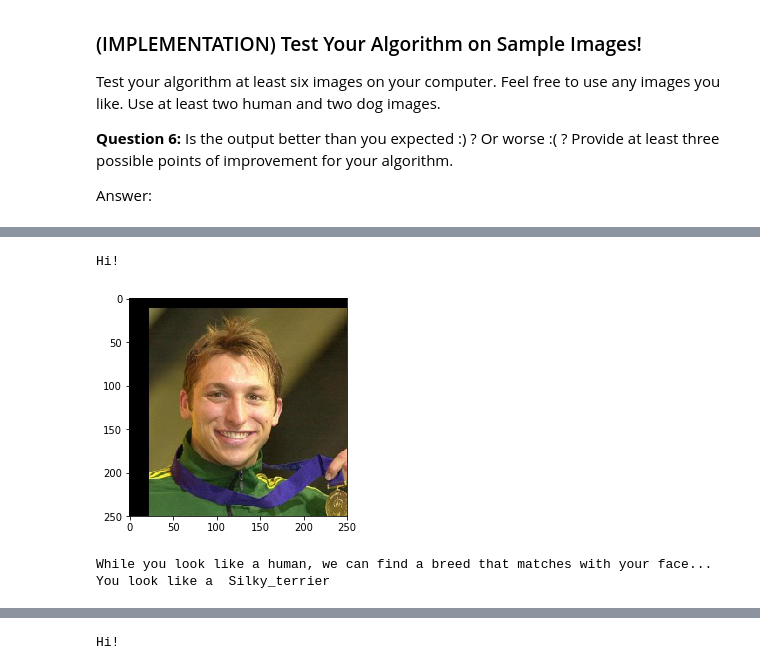
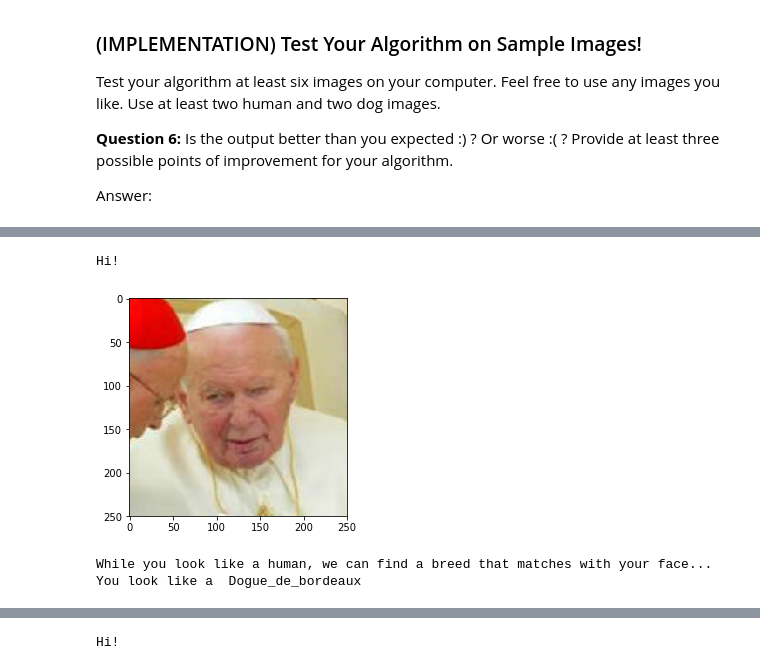
Before and after one commit to rahul-c1/dog-project, a Jupyter notebook: dog_app.ipynb, the cells around one changed output, grey strips where cells are left out. Cells and saved outputs as stored; diff of their text form; code cells hidden in the pictures.

```diff
--- a/dog_app.ipynb
+++ b/dog_app.ipynb
@@ -802,7 +803,7 @@ We can find a breed that matches with that cute face..
 # %%
-what_is_the_breed(human_files[19])
+what_is_the_breed(human_files[100])
 # %% [output]
 Hi!
-[figure, old version]
+[figure, new version]
 While you look like a human, we can find a breed that matches with your face...
-You look like a  Silky_terrier
+You look like a  Dogue_de_bordeaux
```
Also changed, not shown: parts of 8 cells of this notebook, 3 other files.
